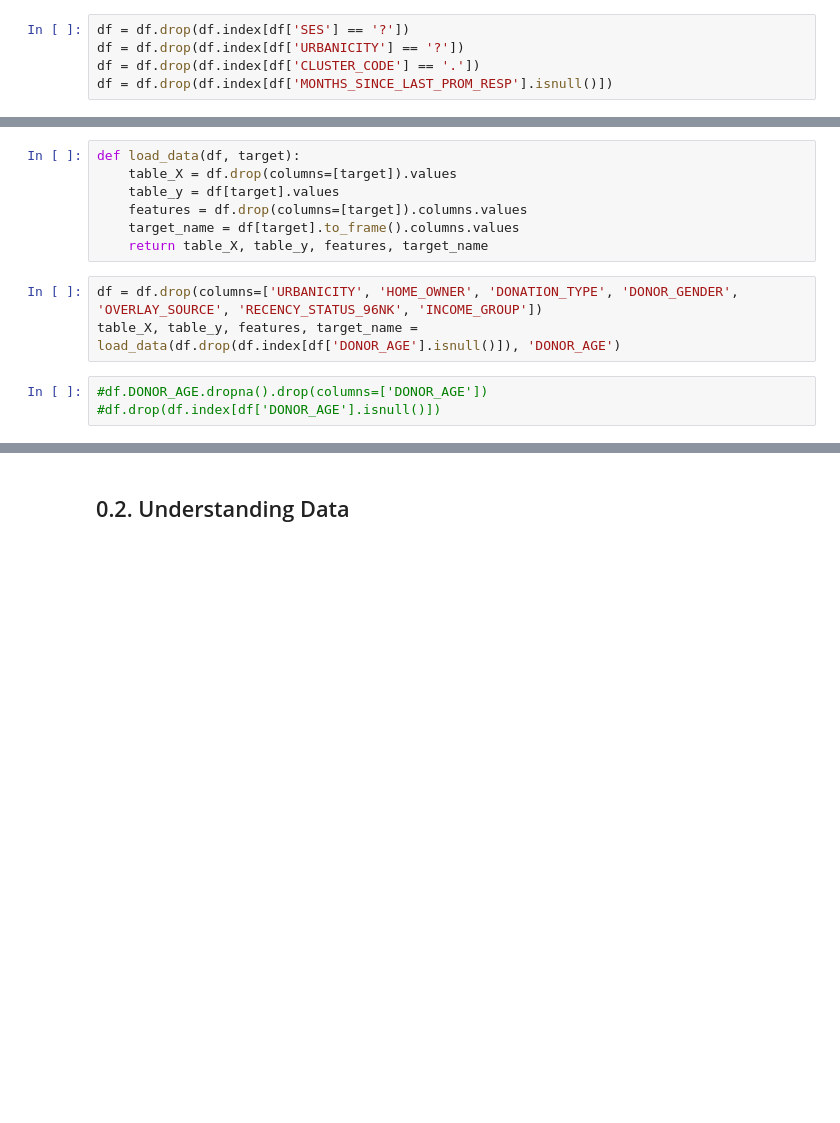
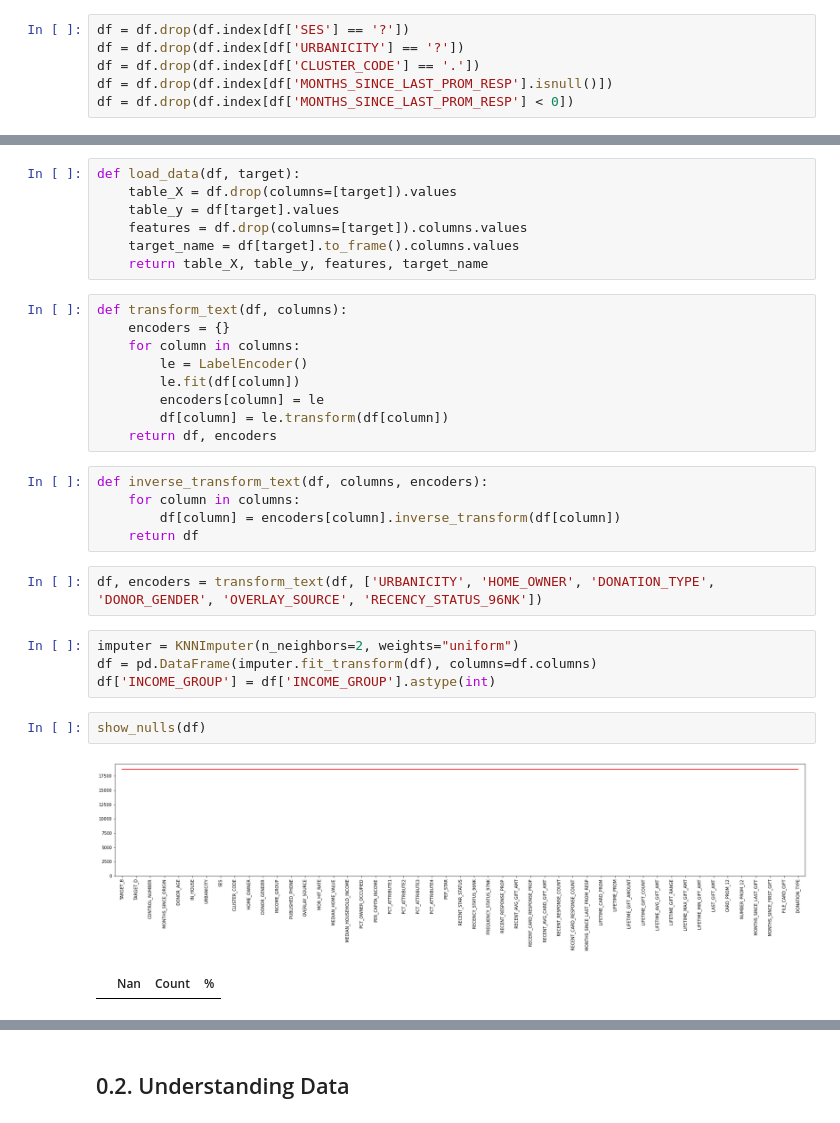
Before and after one commit to F-Madruga/Donation_Dataset_Predictions_FCUL, a Jupyter notebook: AA_202021_Project.ipynb, the cells around one changed output, grey strips where cells are left out. Saved outputs shown, nothing was run; the diff lists cells and outputs as text; blank space fills up the shorter version.

```diff
--- a/AA_202021_Project.ipynb
+++ b/AA_202021_Project.ipynb
@@ -236,3 +252,4 @@ df = df.drop(df.index[df['SES'] == '?'])
 df = df.drop(df.index[df['URBANICITY'] == '?'])
 df = df.drop(df.index[df['CLUSTER_CODE'] == '.'])
 df = df.drop(df.index[df['MONTHS_SINCE_LAST_PROM_RESP'].isnull()])
+df = df.drop(df.index[df['MONTHS_SINCE_LAST_PROM_RESP'] < 0])
@@ -256,9 +260,28 @@ def load_data(df, target):
     features = df.drop(columns=[target]).columns.values
     target_name = df[target].to_frame().columns.values
     return table_X, table_y, features, target_name
+# %%
+def transform_text(df, columns):
+    encoders = {}
+    for column in columns:
+        le = LabelEncoder()
+        le.fit(df[column])
+        encoders[column] = le
+        df[column] = le.transform(df[column])
+    return df, encoders
+# %%
+def inverse_transform_text(df, columns, encoders):
+    for column in columns:
+        df[column] = encoders[column].inverse_transform(df[column])
+    return df
 # %%
-df = df.drop(columns=['URBANICITY', 'HOME_OWNER', 'DONATION_TYPE', 'DONOR_GENDER', 'OVERLAY_SOURCE', 'RECENCY_STATUS_96NK', 'INCOME_GROUP'])
-table_X, table_y, features, target_name = load_data(df.drop(df.index[df['DONOR_AGE'].isnull()]), 'DONOR_AGE')
+df, encoders = transform_text(df, ['URBANICITY', 'HOME_OWNER', 'DONATION_TYPE', 'DONOR_GENDER', 'OVERLAY_SOURCE', 'RECENCY_STATUS_96NK'])
-# %%
-#df.DONOR_AGE.dropna().drop(columns=['DONOR_AGE'])
-#df.drop(df.index[df['DONOR_AGE'].isnull()])
+# %%
+imputer = KNNImputer(n_neighbors=2, weights="uniform")
+df = pd.DataFrame(imputer.fit_transform(df), columns=df.columns)
+df['INCOME_GROUP'] = df['INCOME_GROUP'].astype(int)
+# %%
+show_nulls(df)
+# %% [output]
+[figure, added]
+|  | Nan | Count | % |
```
Also changed, not shown: parts of 19 cells of this notebook.
